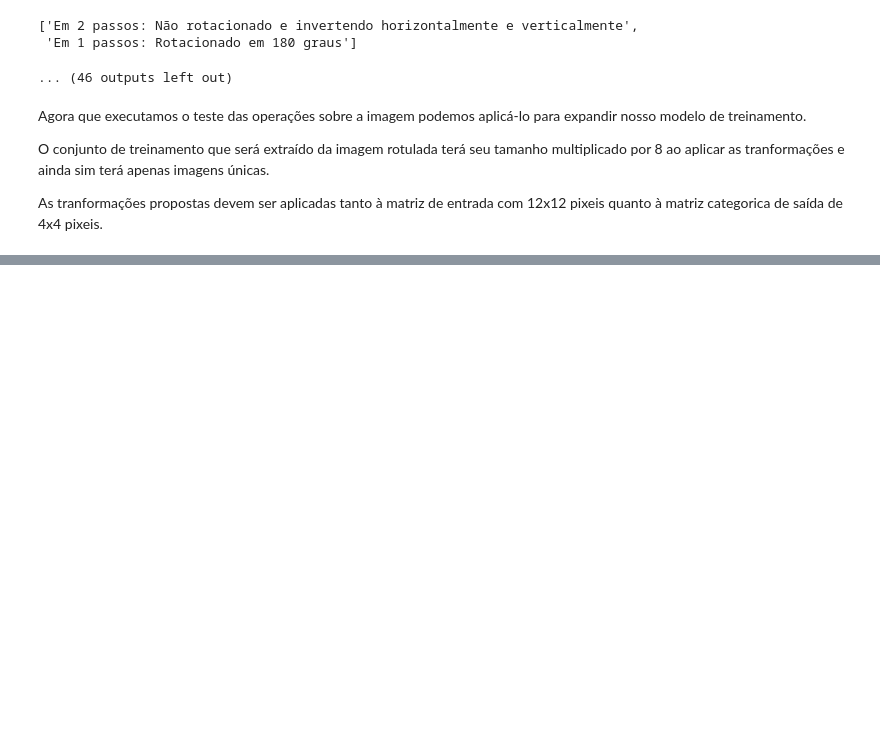
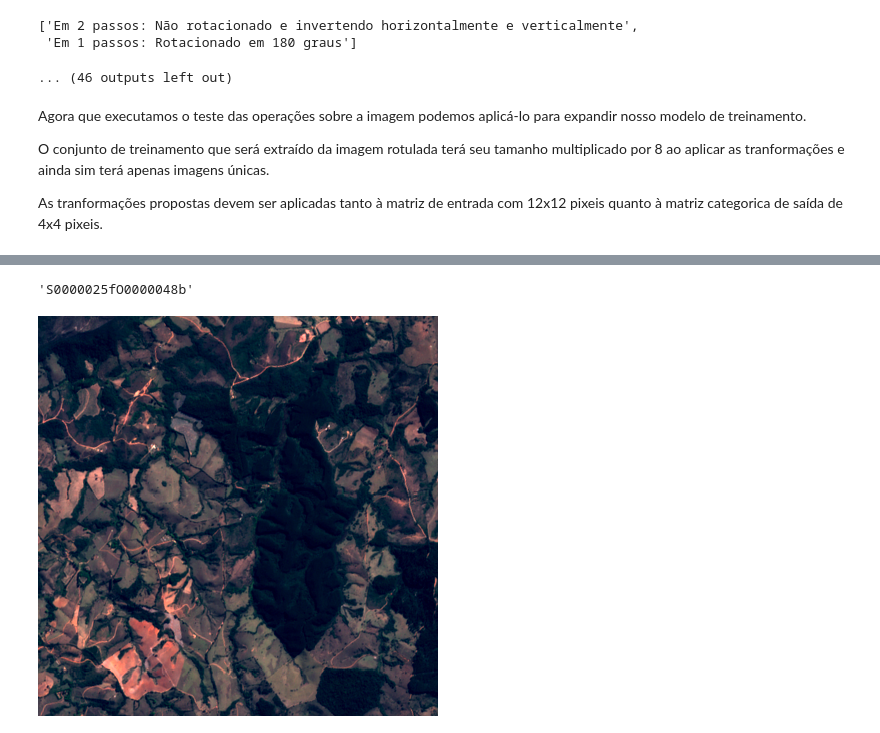
Before and after one commit to victorteodoro/projeto-aplicado-ii, a Jupyter notebook: 4_Preparando_o_conjunto_de_treinamento.ipynb, the cells around one changed output, grey strips where cells are left out. Cells and saved outputs as stored; diff of their text form; code cells hidden in the pictures; blank space fills up the shorter version.

```diff
--- a/4_Preparando_o_conjunto_de_treinamento.ipynb
+++ b/4_Preparando_o_conjunto_de_treinamento.ipynb
@@ -139,0 +197,9 @@ As tranformações propostas devem ser aplicadas tanto à matriz de entrada com
+# %%
+saida = mascara.quadros['objeto'].iloc[0]
+display(saida.nome_do_arquivo())
+
+entrada = imagem.quadros[(imagem.quadros['indice_lat']==mascara.quadros['indice_lat'].iloc[0]) & (imagem.quadros['indice_lon']==mascara.quadros['indice_lon'].iloc[0])]['objeto'].iloc[0]
+display(entrada.imagem)
+# %% [output]
+'S0000025fO0000048b'
+[figure, added]
```
Also changed, not shown: parts of 7 cells of this notebook.
